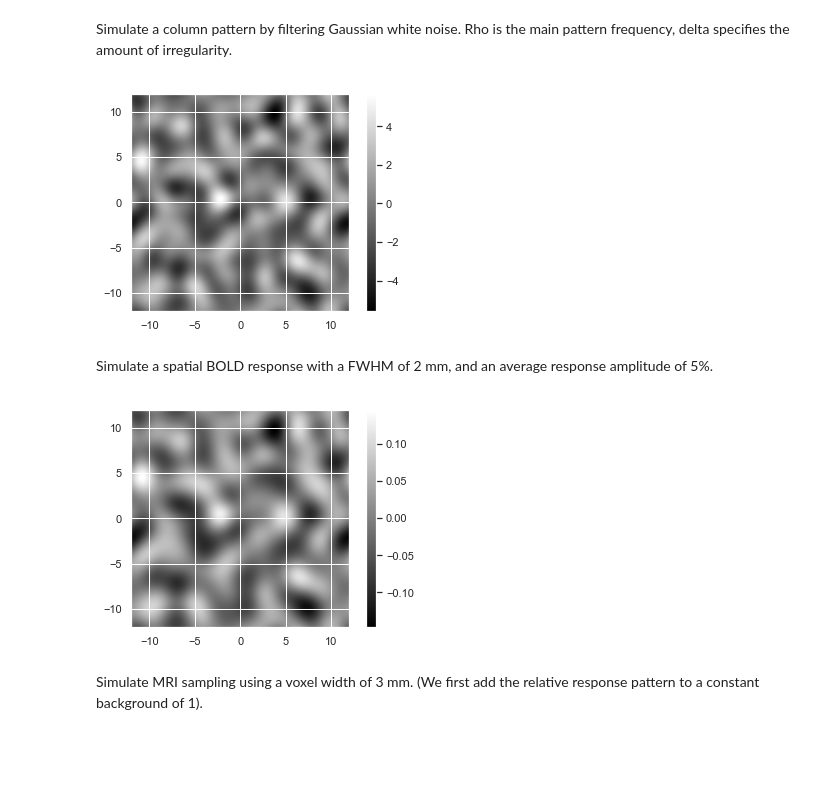
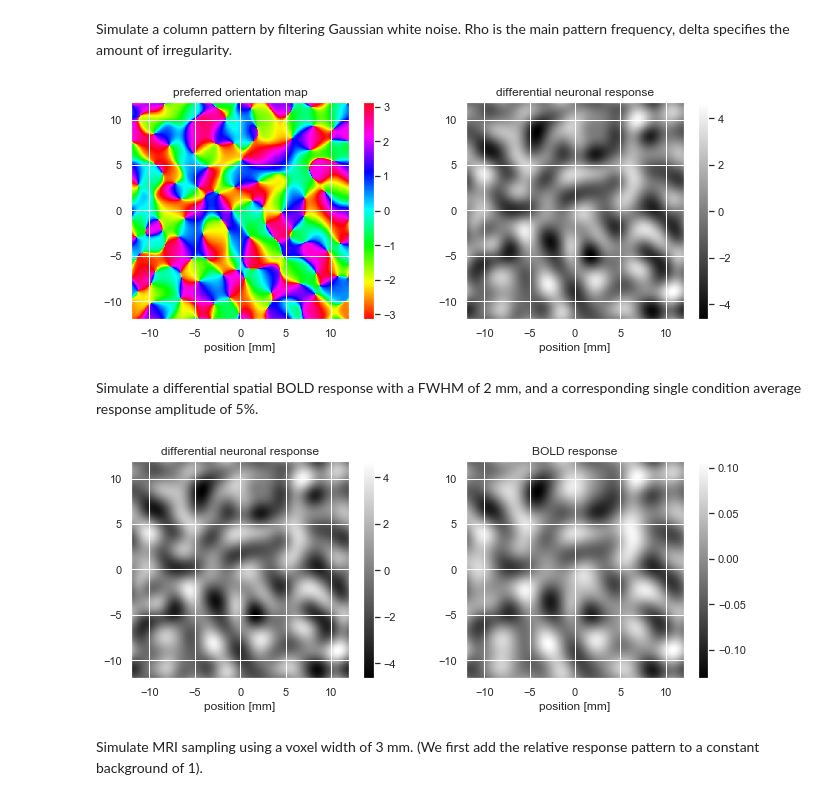
Before and after one commit to dchaimow/columnsfmri, a Jupyter notebook: columnsfmri.ipynb, the cells around one changed output. Cells and saved outputs as stored; diff of their text form; code cells hidden in the pictures; blank space fills up the shorter version.

Commit message:
preferrence map and visualization updates

```diff
--- a/columnsfmri.ipynb
+++ b/columnsfmri.ipynb
@@ -23,18 +28,22 @@ Simulate a column pattern by filtering Gaussian white noise. Rho is the main pat
 # %%
 gwn = sim.gwnoise()
 rho,deltaRelative = 0.2,1
-columnPattern = sim.columnPattern(rho,deltaRelative,gwn)
-sim.plotPattern(columnPattern)
+columnPattern,preferrenceMap = sim.columnPattern(rho,deltaRelative,gwn)
+fig,axes = plt.subplots(1,2,figsize=(11,4))
+sim.plotPattern(preferrenceMap,'hsv',title='preferred orientation map',ax=axes[0])
+sim.plotPattern(columnPattern,title='differential neuronal response',ax=axes[1])
 # %% [output]
-[figure, old version]
+[figure, new version]
 # %% [markdown]
-Simulate a spatial BOLD response with a FWHM of 2 mm, and an average response amplitude of 5%.
+Simulate a differential spatial BOLD response with a FWHM of 2 mm, and a corresponding single condition average response amplitude of 5%.
 # %%
 fwhm = 2
 beta = 0.05
 boldPattern,_,_ = sim.bold(fwhm,beta,columnPattern)
-sim.plotPattern(boldPattern)
+fig,axes = plt.subplots(1,2,figsize=(11,4))
+sim.plotPattern(columnPattern,title='differential neuronal response',ax=axes[0])
+sim.plotPattern(boldPattern,title='BOLD response',ax=axes[1])
 # %% [output]
-[figure, old version]
+[figure, new version]
 # %% [markdown]
 Simulate MRI sampling using a voxel width of 3 mm. (We first add the relative response pattern to a constant background of 1).
```
Also changed, not shown: parts of 9 cells of this notebook, 3 other files.
